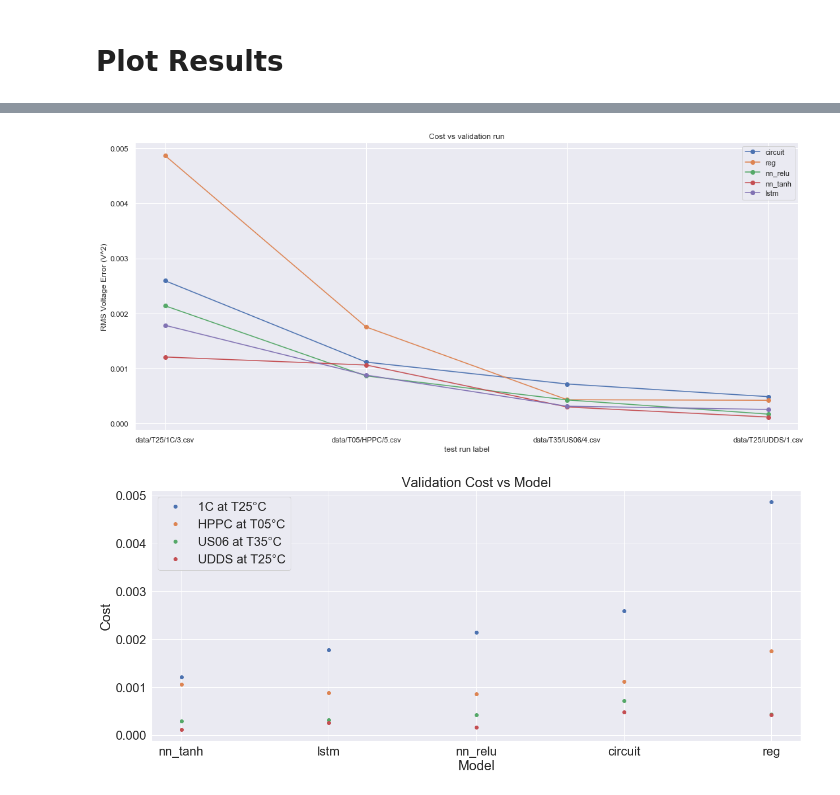
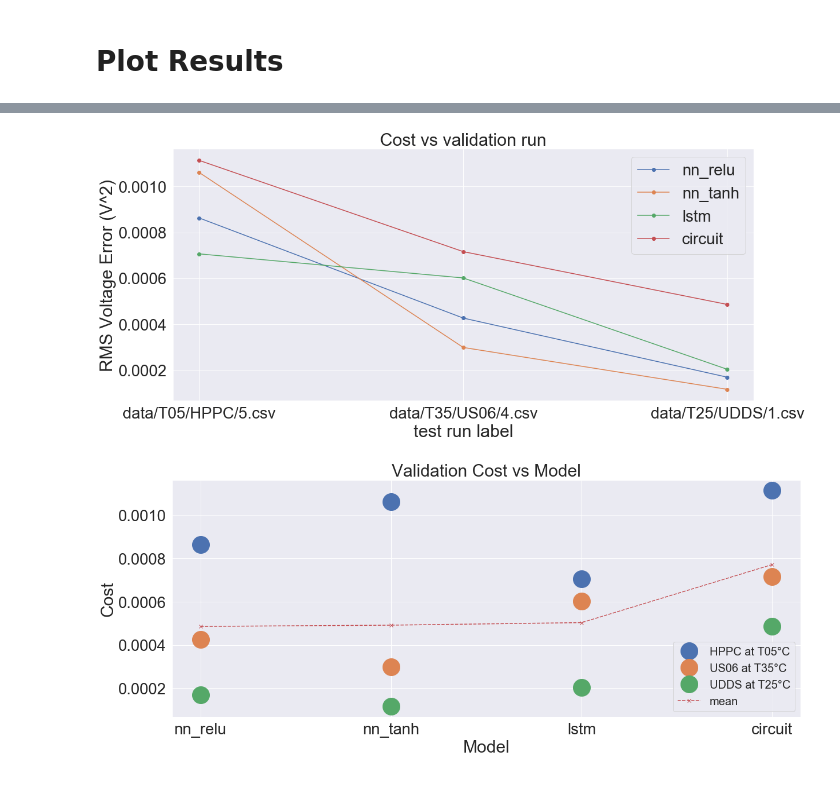
Before and after one commit to bradleybarnhart/EE-292X-Battery-Modeling, a Jupyter notebook: modeling.ipynb, the cells around one changed output, grey strips where cells are left out. Saved outputs shown, nothing was run; the diff lists cells and outputs as text; code cells hidden in the pictures.

```diff
--- a/modeling.ipynb
+++ b/modeling.ipynb
@@ -91,7 +91,7 @@ def build_df_states(df):
     return df
 # %%
 # build the train and dev sets
-dev_paths = ['data/T25/1C/3.csv', 'data/T05/HPPC/5.csv', \
+dev_paths = ['data/T05/HPPC/5.csv', \
              'data/T35/US06/4.csv', 'data/T25/UDDS/1.csv']
 
 df_train = pd.DataFrame()
@@ -409,2 +407,6 @@ windowing data
 # %% [markdown]
 # Plot Results
+# %%
+print(df_costs.head())
+df_costs.drop(columns=['reg'], inplace=True)
+print(df_costs.head())
@@ -417,23 +433,23 @@ plt.ylabel('RMS Voltage Error (V^2)');
 plt.xlabel('test run label');
 plt.legend(df_costs.columns);
 # %% [output]
-[figure, old version]
+[figure, new version]
 # %%
 # plot means
-sns.set(font_scale=2) # make font bigger
+sns.set(font_scale=2.5) # plot font size
 fig = plt.figure(figsize=(18, 8))
 plt.title('Validation Cost vs Model');
 
 df_costs = df_costs.reindex(df_costs.mean().sort_values().index, axis=1)
-plt.plot(df_costs.transpose(), 'o');
-#plt.plot(df_costs.mean(), '--x')
+plt.plot(df_costs.transpose(), 'o', markersize=30);
+plt.plot(df_costs.mean(), '--x')
 labels = list(df_costs.index)
 for label_idx in range(0, len(labels)):
     labels[label_idx] = labels[label_idx].split('/')[-2] + " at " + labels[label_idx].split('/')[-3] + "°C"
-#labels.append('mean')
-plt.legend(labels)
+labels.append('mean')
+plt.legend(labels, loc=4, fontsize=20)
 plt.xlabel("Model")
 plt.ylabel("Cost")
 plt.tight_layout();
 # %% [output]
-[figure, old version]
+[figure, new version]
```
Also changed, not shown: parts of 14 cells of this notebook, 6 other files.
